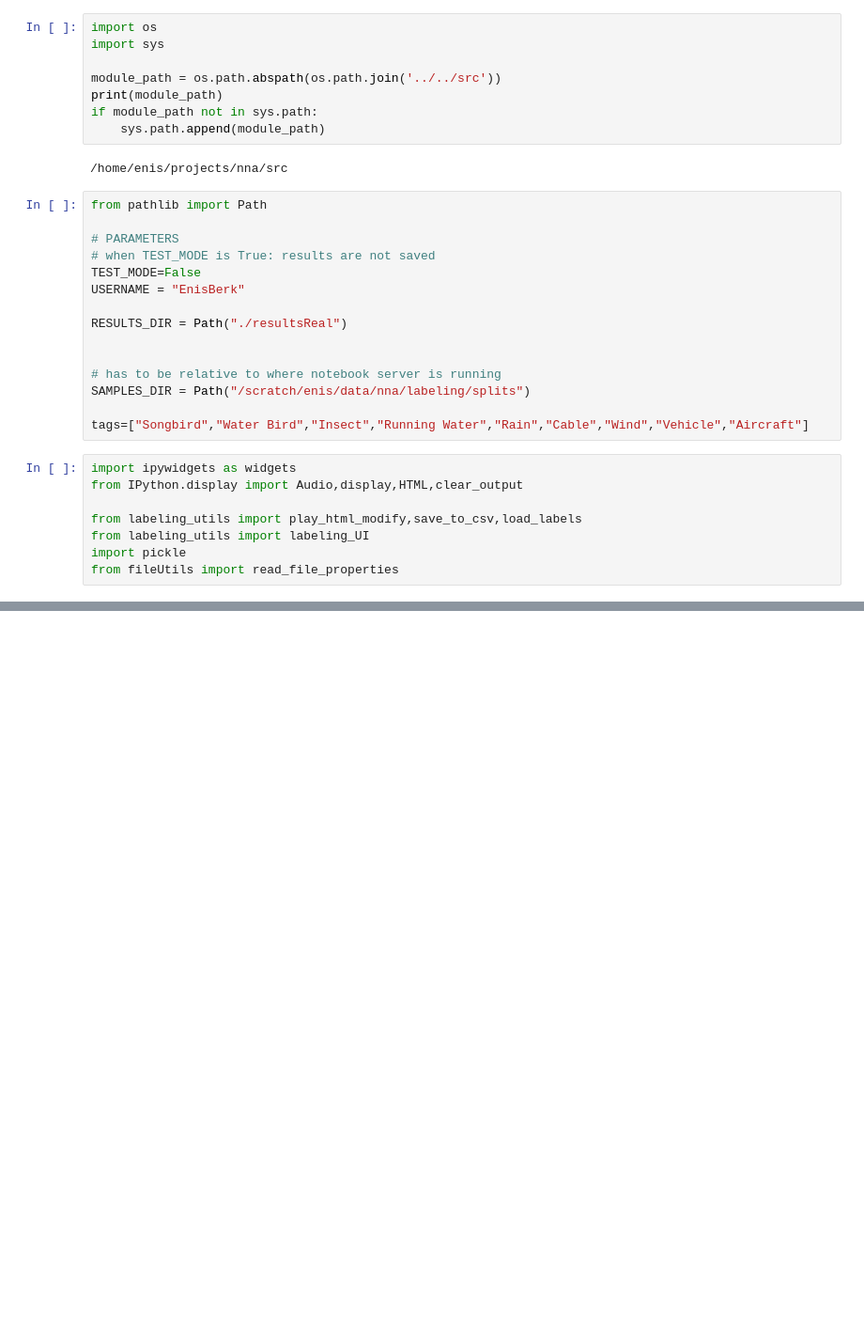
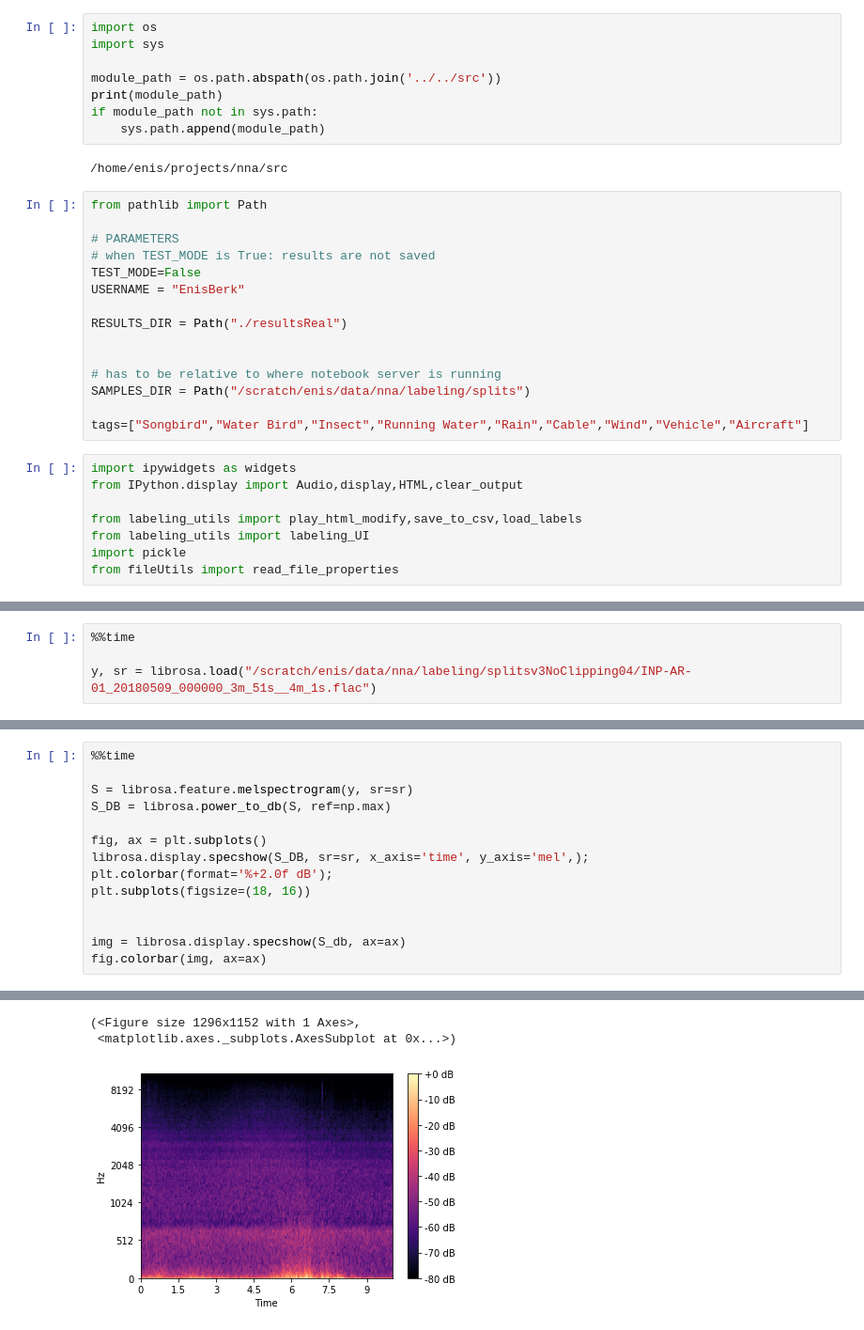
Before and after one commit to speechLabBcCuny/nnaAudiosetClassification, a Jupyter notebook: notebooks/Labeling/label_data_user-Copy1.ipynb, the cells around one changed output, grey strips where cells are left out. Shown at 94% size. Drawn from its saved outputs; the diff is of its cells as text; blank space fills up the shorter version.

```diff
--- a/notebooks/Labeling/label_data_user-Copy1.ipynb
+++ b/notebooks/Labeling/label_data_user-Copy1.ipynb
@@ -61,0 +177,4 @@ PosixPath('asd/asd2/mysequence.aln')
+# %%
+%%time
+
+y, sr = librosa.load("/scratch/enis/data/nna/labeling/splitsv3NoClipping04/INP-AR-01_20180509_000000_3m_51s__4m_1s.flac")
@@ -61,0 +184,15 @@ PosixPath('asd/asd2/mysequence.aln')
+# %%
+%%time
+
+S = librosa.feature.melspectrogram(y, sr=sr)
+S_DB = librosa.power_to_db(S, ref=np.max)
+
+fig, ax = plt.subplots()
+librosa.display.specshow(S_DB, sr=sr, x_axis='time', y_axis='mel',);
+plt.colorbar(format='%+2.0f dB');
+plt.subplots(figsize=(18, 16))
+
+
+img = librosa.display.specshow(S_db, ax=ax)
+fig.colorbar(img, ax=ax)
+# %% [output]
@@ -61,0 +201,3 @@ PosixPath('asd/asd2/mysequence.aln')
+(<Figure size 1296x1152 with 1 Axes>,
+ <matplotlib.axes._subplots.AxesSubplot at 0x...>)
+[figure, added]
```
Also changed, not shown: parts of 14 cells of this notebook, 25 other files.
